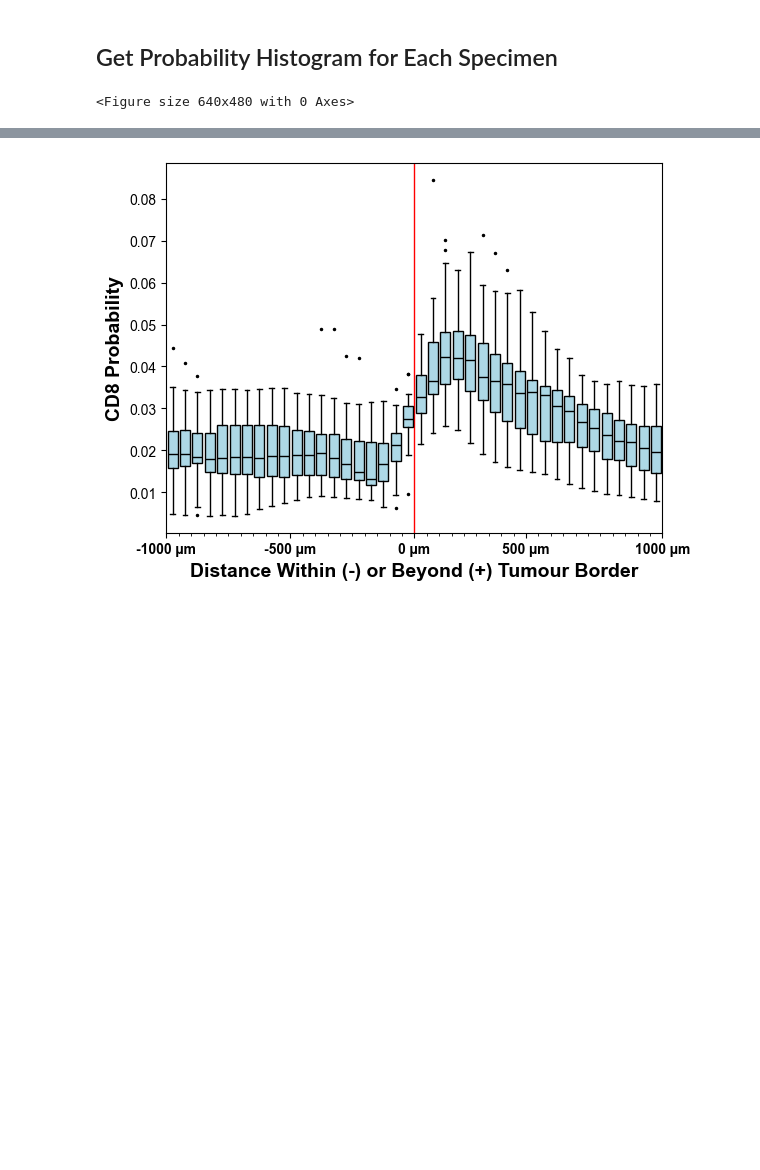
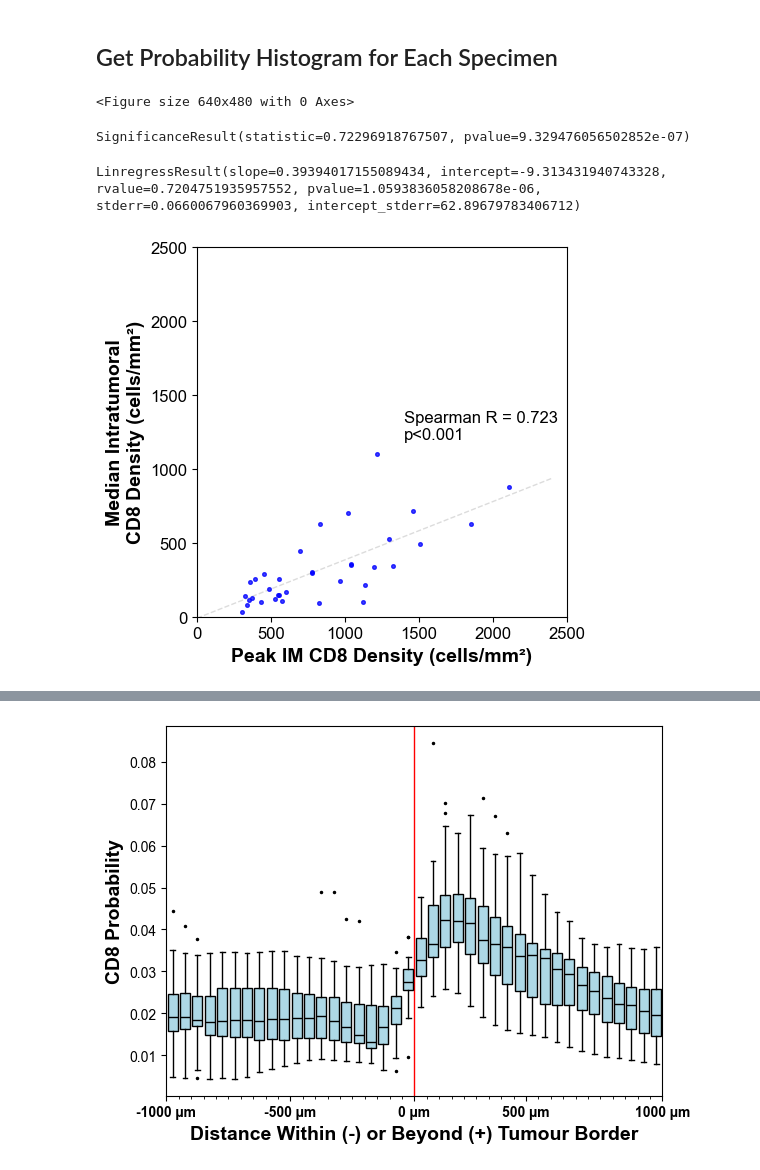
Before and after one commit to M-Fotheringham/Whole-Slide_vs_TMA_Sampling, a Jupyter notebook: src/SimuSamp/scripts/WS_probability_plots.ipynb, the cells around one changed output, grey strips where cells are left out. Saved outputs shown, nothing was run; the diff lists cells and outputs as text; code cells hidden in the pictures; blank space fills up the shorter version.

```diff
--- a/src/SimuSamp/scripts/WS_probability_plots.ipynb
+++ b/src/SimuSamp/scripts/WS_probability_plots.ipynb
@@ -170,9 +170,12 @@ for sampleid in sampleids:
 
     plt.yticks(fontname="Arial", fontweight="bold")
 
-    xticks = np.arange((min(hist["tdist_bin"]) // 1000) * 1000, ((max(hist["tdist_bin"]) + 2000) // 1000) * 1000, 1000)
+    xticks = np.arange((min(hist["tdist_bin"]) // 500) * 500, ((max(hist["tdist_bin"]) + 1000) // 500) * 500, 500)
 
     plt.xticks(xticks, labels=[f"{int(tick)} \u00B5m" for tick in xticks], fontname="Arial", fontweight="bold")
+
+    plt.xlim(-1000, 1000)
+    plt.ylim(0, 2250)
 
     plt.gca().spines["left"].set_linewidth(2)
     plt.gca().spines["bottom"].set_linewidth(2)
@@ -182,7 +185,7 @@ for sampleid in sampleids:
 
     plt.axvline(0, color="red", linewidth=2)
 
-    plt.savefig(f"../../../../Data/Plots/DenHist/{sampleid}_den_hist.png", dpi=600)
+    plt.savefig(f"../../../../Data/Plots/DenHist/{sampleid}_den_hist.png", dpi=600, transparent=True)
 
     plt.cla()
     plt.clf()
@@ -209,3 +212,15 @@ cohort_hist = pd.concat(hist_list)
 cohort_hist.to_excel("../../../../Data/cohort_hist_data_mm.xlsx", index=False)
 # %%
 cohort_hist = pd.read_excel("../../../../Data/cohort_hist_data_mm.xlsx")
+# %%
+peak_im = []
+intratum = []
+for sampleid in sampleids:
+    sub_hist = cohort_hist[cohort_hist["sampleid"] == sampleid].reset_index(drop=True)
+
+    peak_im_den = sub_hist[sub_hist["tdist_bin"] >= 0]["den"].max()
+
+    intratum_median = sub_hist[sub_hist["tdist_bin"] < 0]["den"].median()
+
+    peak_im.append(peak_im_den)
+    intratum.append(intratum_median)
@@ -211,0 +229,31 @@ cohort_hist = pd.read_excel("../../../../Data/cohort_hist_data_mm.xlsx")
+# %%
+res = stats.spearmanr(peak_im, intratum)
+res
+# %% [output]
+SignificanceResult(statistic=0.72296918767507, pvalue=9.329476056502852e-07)
+# %%
+res_lin = stats.linregress(peak_im, intratum)
+res_lin
+# %% [output]
+LinregressResult(slope=0.39394017155089434, intercept=-9.313431940743328, rvalue=0.7204751935957552, pvalue=1.0593836058208678e-06, stderr=0.0660067960369903, intercept_stderr=62.89679783406712)
+# %%
+plt.scatter(peak_im, intratum, s=7, color="blue", alpha=0.75)
+
+plt.plot([0, 2400], [res_lin.intercept, res_lin.intercept + res_lin.slope * 2400], color="gainsboro", linewidth=1, linestyle="--", zorder=0)
+
+plt.text(1400, 1200, f"Spearman R = {res.correlation:.3f}\np<0.001", fontdict={"fontsize": 12, "fontname": "Arial"})
+
+plt.xlabel("Peak IM CD8 Density (cells/mm\u00b2)", fontdict=font_dict)
+plt.ylabel("Median Intratumoral\nCD8 Density (cells/mm\u00b2)", fontdict=font_dict)
+
+plt.xticks(fontname="Arial", fontsize=12);
+plt.yticks(fontname="Arial", fontsize=12);
+
+plt.xlim(0, 2500)
+plt.ylim(0, 2500)
+
+plt.gca().set_aspect("equal")
+
+plt.savefig("../../../../Data/Plots/DenHist/peakim_vs_intratumoral_den.png", dpi=600, transparent=True, bbox_inches="tight")
+# %% [output]
+[figure, added]
```
Also changed, not shown: parts of 2 cells of this notebook, 3 other files.
